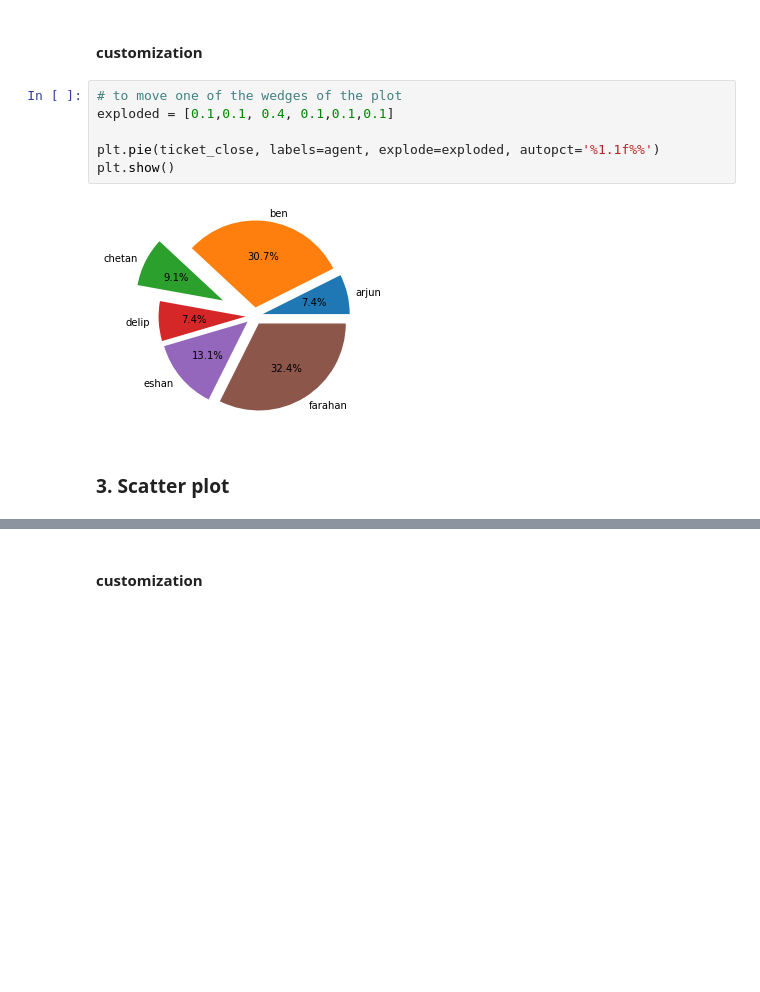
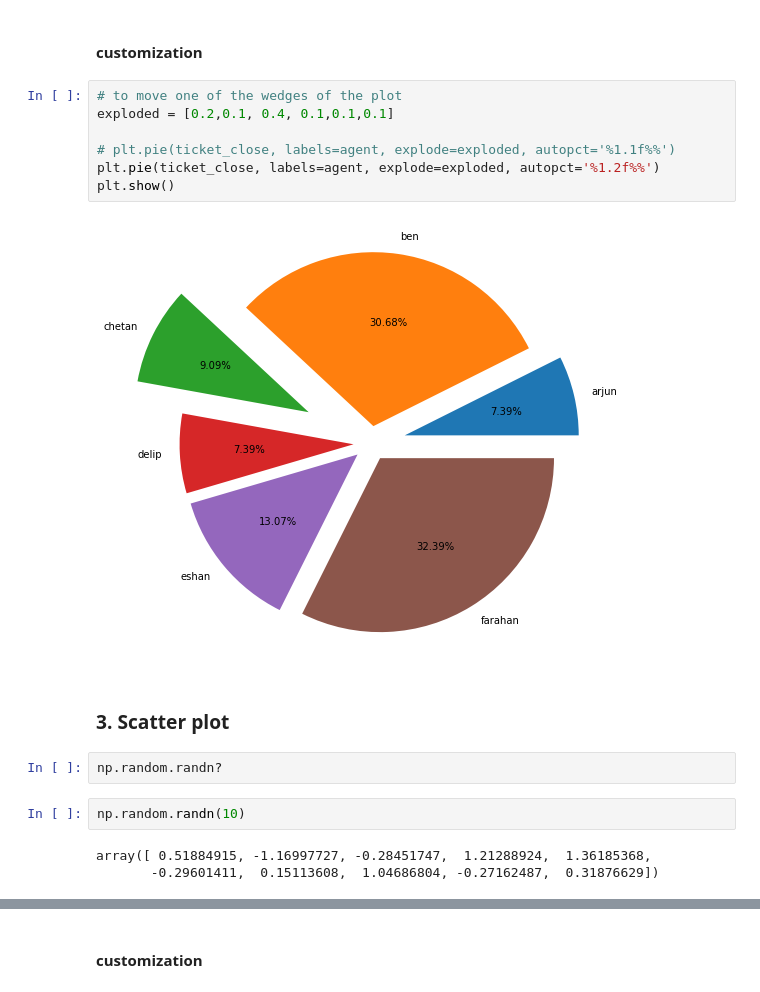
Before and after one commit to JeffWang0325/Python-Data-Science-Application-Development, a Jupyter notebook: class_08/00_matplotlib.ipynb, the cells around one changed output, grey strips where cells are left out. Saved outputs shown, nothing was run; the diff lists cells and outputs as text; blank space fills up the shorter version.

```diff
--- a/class_08/00_matplotlib.ipynb
+++ b/class_08/00_matplotlib.ipynb
@@ -275,14 +334,22 @@ plt.show()
 #### customization
 # %%
 # to move one of the wedges of the plot
-exploded = [0.1,0.1, 0.4, 0.1,0.1,0.1]
+exploded = [0.2,0.1, 0.4, 0.1,0.1,0.1]
 
-plt.pie(ticket_close, labels=agent, explode=exploded, autopct='%1.1f%%')
+# plt.pie(ticket_close, labels=agent, explode=exploded, autopct='%1.1f%%')
+plt.pie(ticket_close, labels=agent, explode=exploded, autopct='%1.2f%%')
 plt.show()
 # %% [output]
-[figure, old version]
+[figure, new version]
 # %% [markdown]
 ### 3. Scatter plot
+# %%
+np.random.randn?
+# %%
+np.random.randn(10)
+# %% [output]
+array([ 0.51884915, -1.16997727, -0.28451747,  1.21288924,  1.36185368,
+       -0.29601411,  0.15113608,  1.04686804, -0.27162487,  0.31876629])
 # %%
 # Generate random number
 x = np.random.randn(1000)
```
Also changed, not shown: parts of 39 cells of this notebook, 3 other files.
